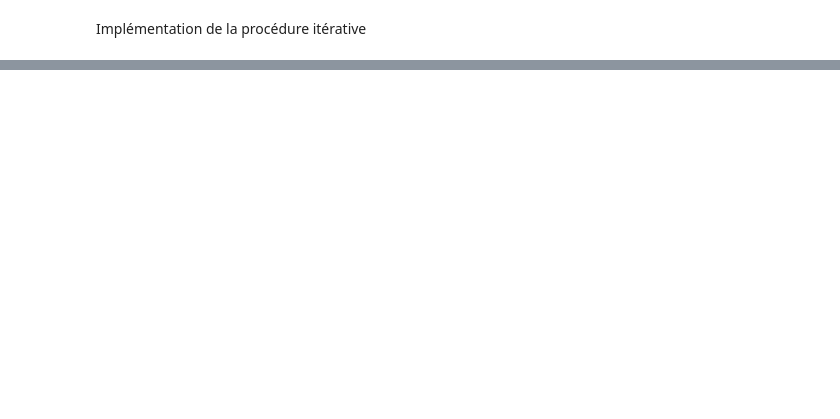
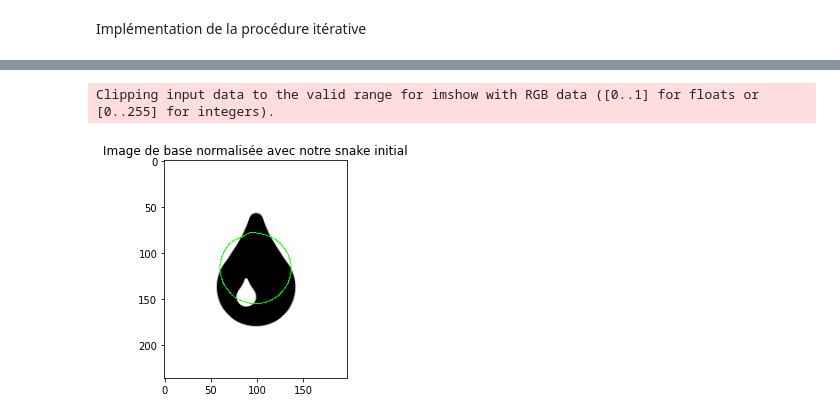
Before and after one commit to GaelleLeroux/TraitementImage, a Jupyter notebook: TP snake/snake1.ipynb, the cells around one changed output, grey strips where cells are left out. Drawn from its saved outputs; the diff is of its cells as text; code cells hidden in the pictures; blank space fills up the shorter version.

```diff
--- a/TP snake/snake1.ipynb
+++ b/TP snake/snake1.ipynb
@@ -93,0 +105,35 @@ ValueError: operands could not be broadcast together with shapes (400,) (236,198
+# %%
+epsilon = 10**-2
+
+xn2 = cc[:,0,0]
+xn1 = cc[:,0,0]
+yn2 = cc[:,0,1]
+yn1 = cc[:,0,1]
+
+test1 = 1
+test2 = 1
+cpt = 0
+while test1>epsilon and test2>epsilon  and cpt<10000:
+    cpt+=1
+    xn1 = xn2
+    yn1 = yn2
+    xn2 = np.dot(A,(xn1+deltaT*gamma*gradX[xn1.astype(int),yn1.astype(int)]))
+    yn2 = np.dot(A,(yn1+deltaT*gamma*gradY[xn1.astype(int),yn1.astype(int)]))
+    test1 = np.linalg.norm(xn2-xn1)
+    test2 = np.linalg.norm(yn2-yn1)
+
+cc[:,0,0] = xn2
+cc[:,0,1] = yn2
+c = list()
+
+c.append(cc.astype(int))
+
+IC = cv2.drawContours(image=cv2.cvtColor(In,cv2.COLOR_GRAY2BGR),contours=c,contourIdx=len(c) -1,color=(0,255,0),thickness=1,lineType=cv2.LINE_AA)
+
+plt.figure()
+plt.title("Image de base normalisée avec notre snake initial")
+plt.imshow(IC,'gray') # affichage de l'image I en niveau de gris
+plt.show()
+# %% [output]
+Clipping input data to the valid range for imshow with RGB data ([0..1] for floats or [0..255] for integers).
+[figure, added]
```
Also changed, not shown: parts of 2 cells of this notebook, 1 other file.
